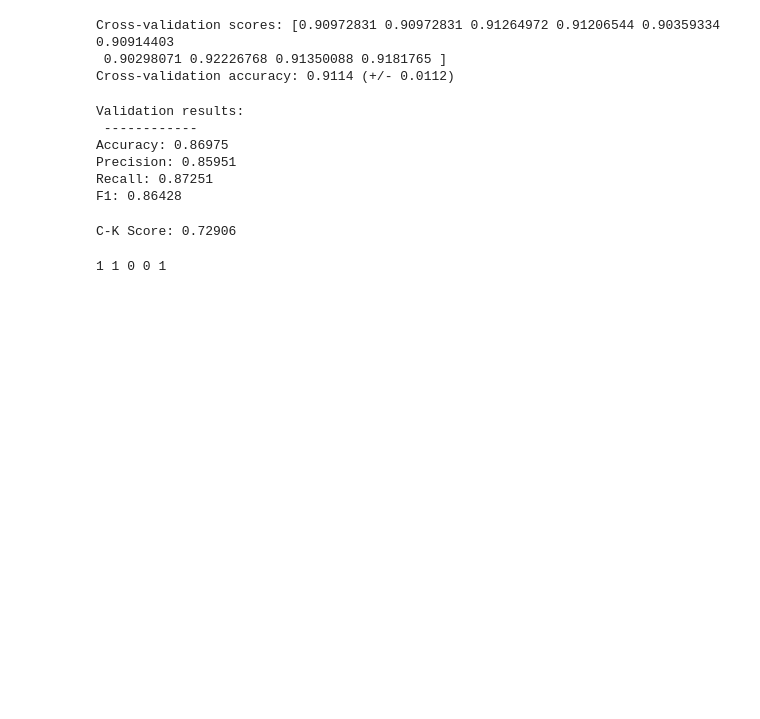
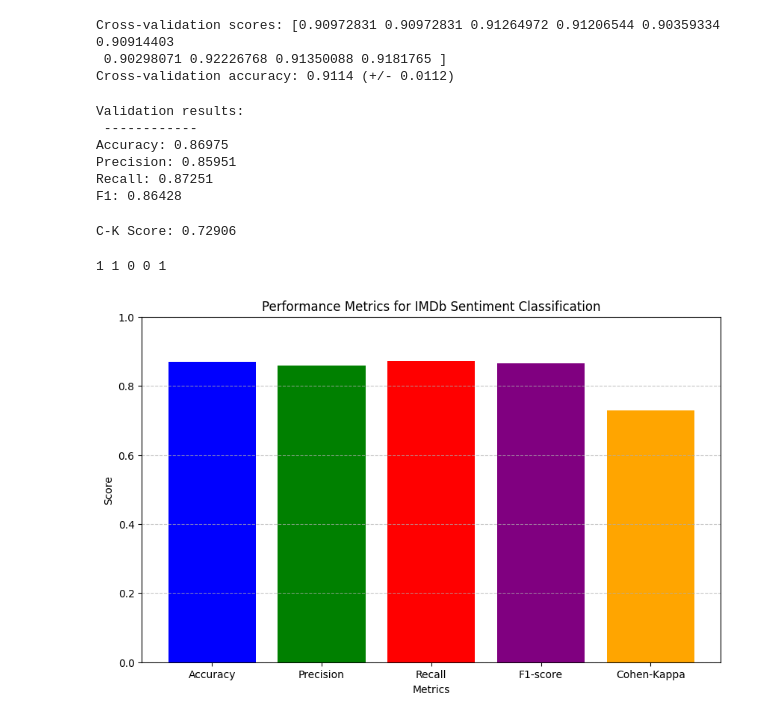
Before and after one commit to MolliBhanuPrakash/SB4C_AICTE_Batch_4_G3, a Jupyter notebook: imdb_reviews.ipynb, the cells around one changed output. Cells and saved outputs as stored; diff of their text form; code cells hidden in the pictures; blank space fills up the shorter version.

```diff
--- a/imdb_reviews.ipynb
+++ b/imdb_reviews.ipynb
@@ -180,3 +180,21 @@ example_preds = clf.predict(vectorizer.transform(example_reviews))
 print(' '.join(str(int(p)) for p in example_preds))
 # %% [output]
 1 1 0 0 1
+# %%
+import matplotlib.pyplot as plt
+
+# Define performance metrics
+metrics = ['Accuracy', 'Precision', 'Recall', 'F1-score', 'Cohen-Kappa']
+scores = [validation['accuracy'], validation['precision'], validation['recall'], validation['f1'], ck]
+
+# Plot performance metrics
+plt.figure(figsize=(10, 6))
+plt.bar(metrics, scores, color=['blue', 'green', 'red', 'purple', 'orange'])
+plt.title('Performance Metrics for IMDb Sentiment Classification')
+plt.xlabel('Metrics')
+plt.ylabel('Score')
+plt.ylim(0, 1)  # Set y-axis limit to 0-1 for readability
+plt.grid(axis='y', linestyle='--', alpha=0.7)
+plt.show()
+# %% [output]
+[figure, added]
```
Also changed, not shown: parts of 3 cells of this notebook.
